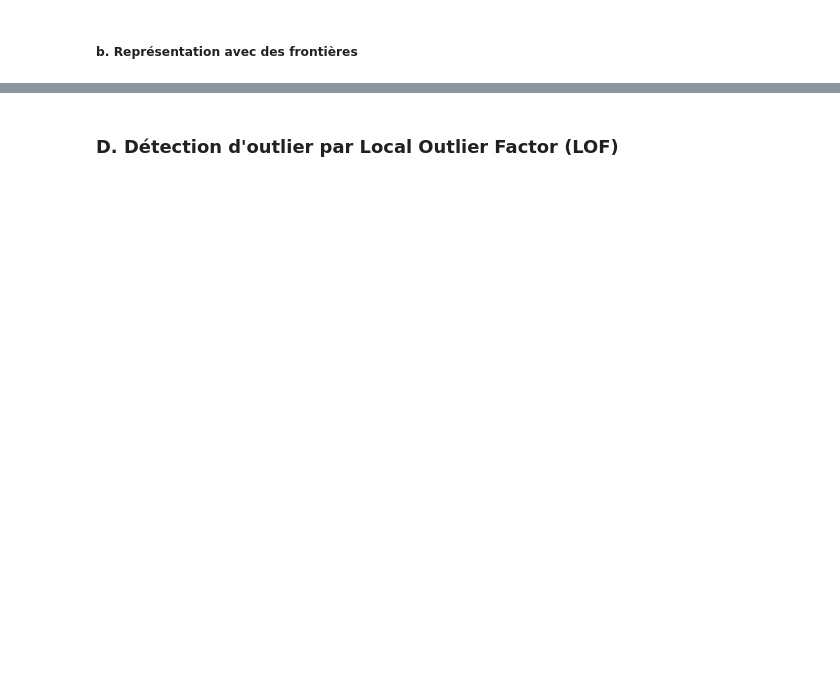
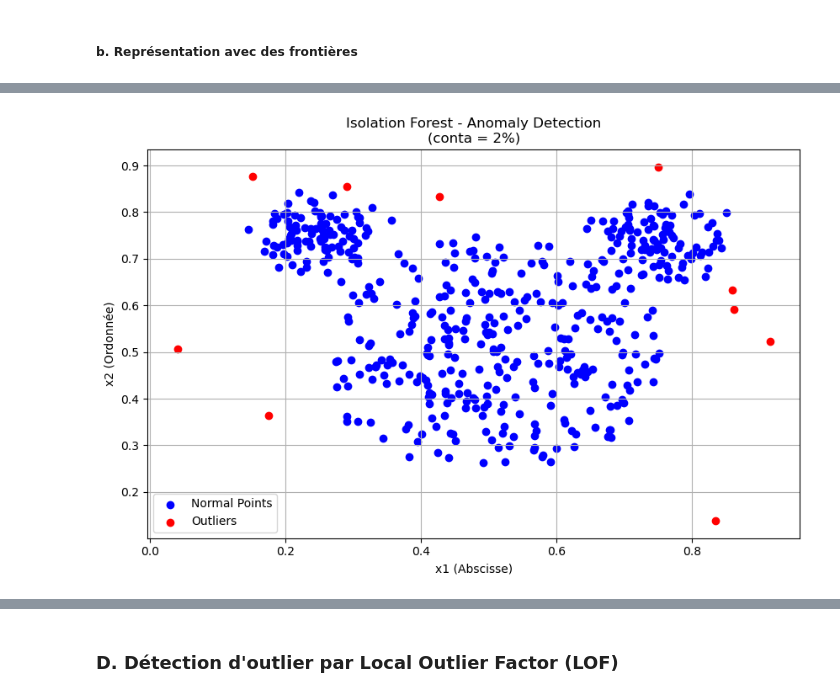
Before and after one commit to jdutel42/TAA, a Jupyter notebook: TP/TP1 Détection dAnomalies-20241215/TAA_TP1.ipynb, the cells around one changed output, grey strips where cells are left out. Drawn from its saved outputs; the diff is of its cells as text; code cells hidden in the pictures; blank space fills up the shorter version.

```diff
--- a/TP/TP1 Détection dAnomalies-20241215/TAA_TP1.ipynb
+++ b/TP/TP1 Détection dAnomalies-20241215/TAA_TP1.ipynb
@@ -206,0 +223,22 @@ disp.ax_.legend(handles=legend_elements, loc="upper right", title="Prédiction")
+# %%
+mouse_data_1_bis = pd.read_table("mouse.txt", sep=" ", names=['x1', 'x2'])
+
+iso_forest_model_1_bis = IsolationForest(
+    n_estimators=100,
+    max_samples='auto',
+    contamination=0.02,
+    max_features=1.0,
+    bootstrap=False,
+    n_jobs=None,
+    random_state=None,
+    verbose=True,
+    warm_start=False)
+
+iso_forest_model_1_bis.fit(mouse_data_1_bis)
+
+# Prédire les anomalies
+mouse_data_1_bis['anomaly'] = iso_forest_model_1_bis.predict(mouse_data_1_bis)  # -1 pour outliers, 1 pour normales
+
+# Séparer les points normaux des outliers
+normals_1_bis = mouse_data_1_bis[mouse_data_1_bis['anomaly'] == 1]
+outliers_1_bis = mouse_data_1_bis[mouse_data_1_bis['anomaly'] == -1]
@@ -206,0 +248,11 @@ disp.ax_.legend(handles=legend_elements, loc="upper right", title="Prédiction")
+# %%
+plt.figure(figsize=(10, 6))
+plt.scatter(normals_1_bis['x1'], normals_1_bis['x2'], color='blue', label='Normal Points')
+plt.scatter(outliers_1_bis['x1'], outliers_1_bis['x2'], color='red', label='Outliers')
+plt.xlabel('x1 (Abscisse)')
+plt.ylabel('x2 (Ordonnée)')
+plt.legend()
+plt.title('Isolation Forest - Anomaly Detection\n(conta = 2%)')
+plt.grid(True)
+# %% [output]
+[figure, added]
```
Also changed, not shown: parts of 23 cells of this notebook.
